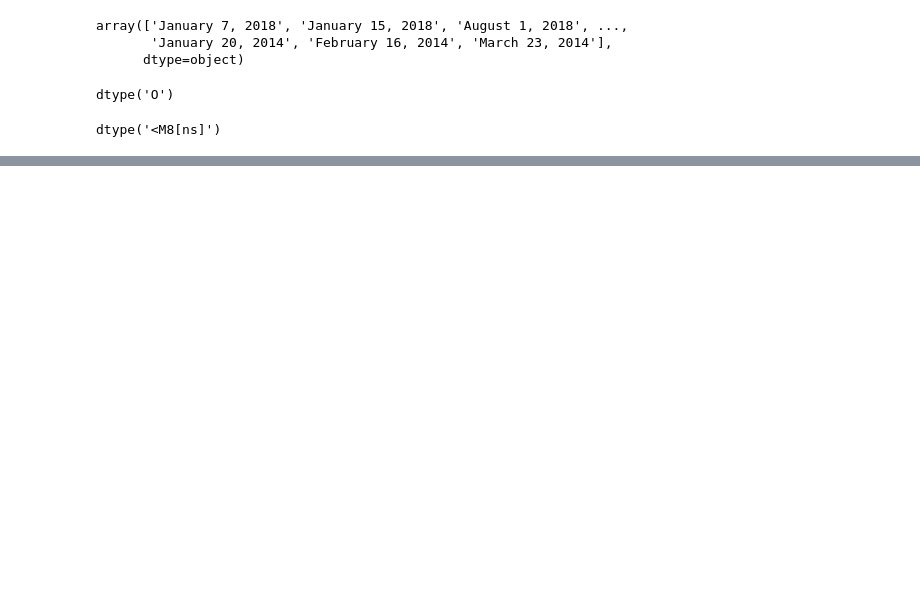
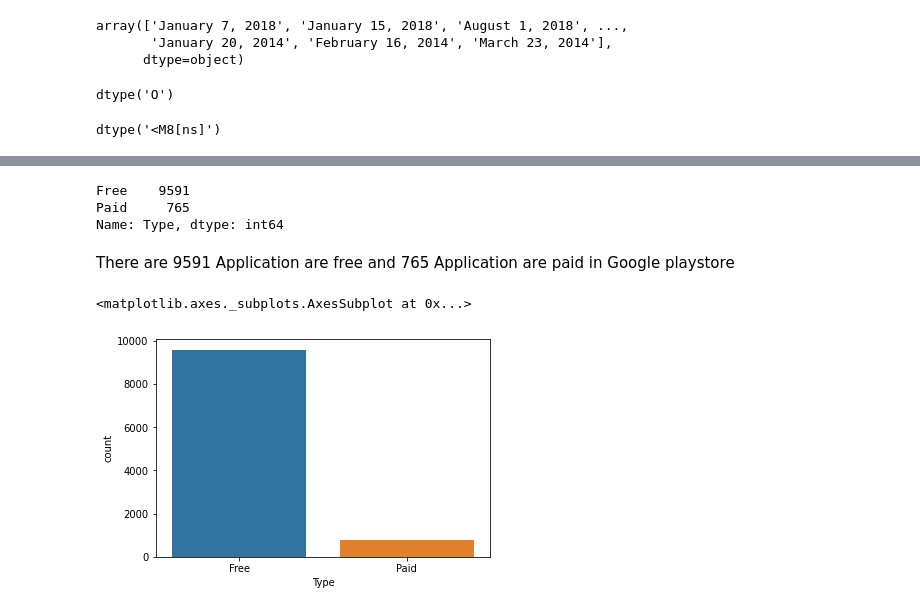
Before and after one commit to prasath9944/EDA, a Jupyter notebook: PlayStoreEDA_FE.ipynb, the cells around one changed output, grey strips where cells are left out. Saved outputs shown, nothing was run; the diff lists cells and outputs as text; code cells hidden in the pictures; blank space fills up the shorter version.

```diff
--- a/PlayStoreEDA_FE.ipynb
+++ b/PlayStoreEDA_FE.ipynb
@@ -523,0 +805,13 @@ memory usage: 1.3+ MB
+# %%
+cat_df['Type'].value_counts()
+# %% [output]
+Free    9591
+Paid     765
+Name: Type, dtype: int64
+# %% [markdown]
+There are 9591 Application are free and 765 Application are paid in Google playstore
+# %%
+sns.countplot(cat_df['Type'])
+# %% [output]
+<matplotlib.axes._subplots.AxesSubplot at 0x...>
+[figure, added]
```
Also changed, not shown: parts of 55 cells of this notebook.
